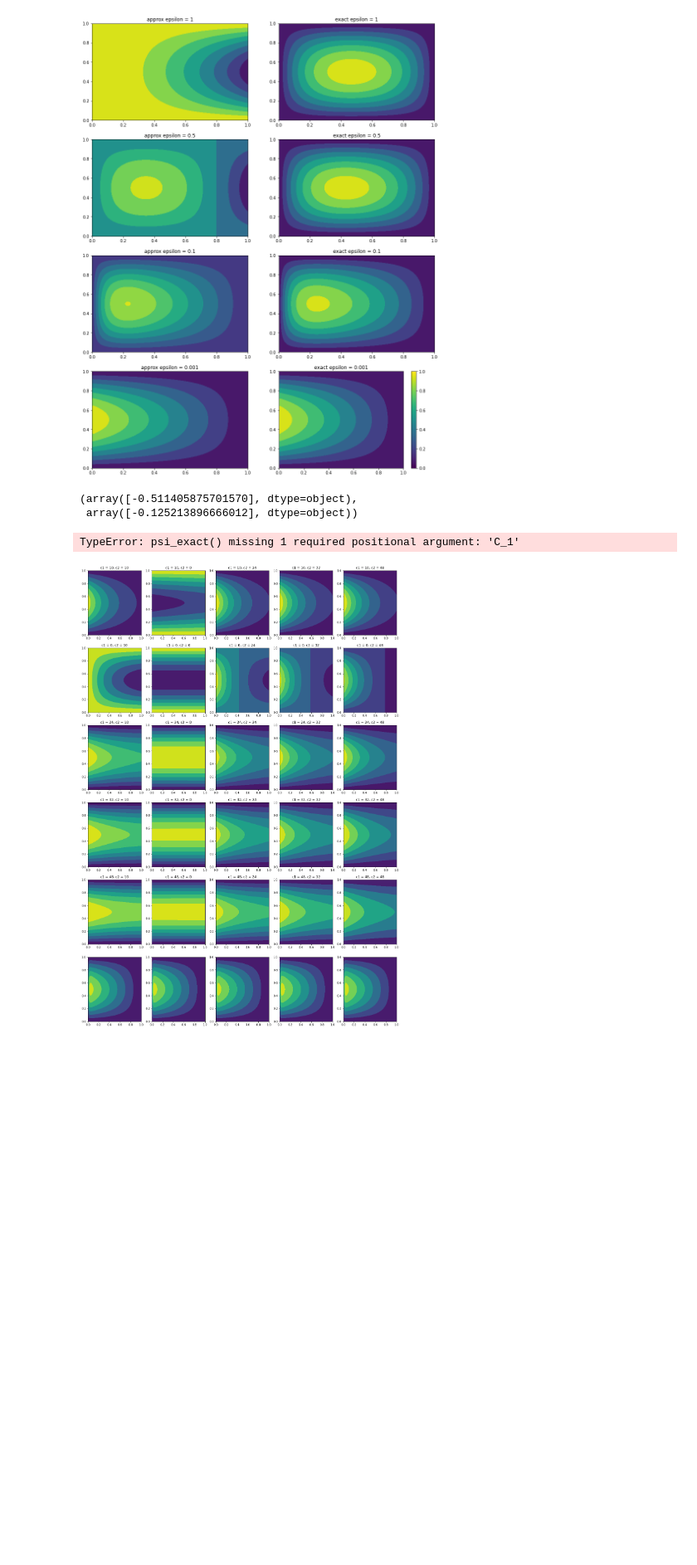
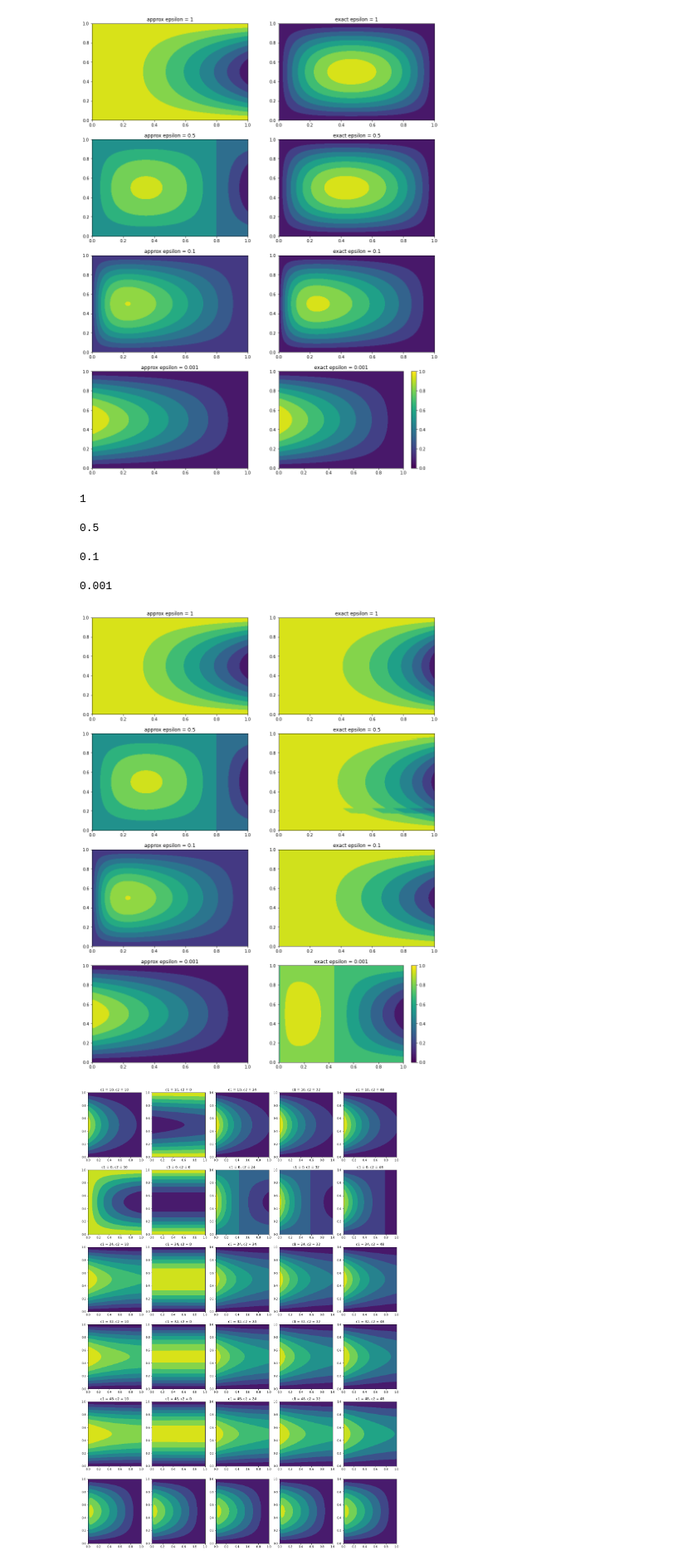
Before and after one commit to freya-gor/oceanic_circ, a Jupyter notebook: math project testing.ipynb, the cells around one changed output. Shown at 83% size. Cells and saved outputs as stored; diff of their text form; code cells hidden in the pictures; blank space fills up the shorter version.

```diff
--- a/math project testing.ipynb
+++ b/math project testing.ipynb
@@ -179,10 +179,11 @@ plt.show()
 [figure]
 # %%
 from sympy import symbols, integrate, sin, pi
+from tqdm import tqdm
 
-def C_n(g, epsilon, n):
-    y = symbols('y')
-    A_n = integrate(g(y) * sin(n * np.pi * y), (y, -1, 1))
+def term_n(x, y, g, epsilon, n):
+    y_p = symbols('y_p')
+    A_n = integrate(g(y_p) * sin(n * np.pi * y_p), (y_p, -1, 1))
 
     root1 = (-1 + np.sqrt(1 + 4 * (n**2) * (np.pi**2) * (epsilon**2)))/(2 * epsilon)
     root2 = (-1 - np.sqrt(1 + 4 * (n**2) * (np.pi**2) * (epsilon**2)))/(2 * epsilon)
@@ -193,46 +194,51 @@ def C_n(g, epsilon, n):
 
     C = np.linalg.inv(M) @ M_A
 
-    return C[0], C[1]
+    f_n = C[0] * np.exp(root1 * x) + C[1] * np.exp(root2 * x) - A_n/(n**2 * np.pi**2 * epsilon)
+
+    return f_n
 
 
-def g(y):
-    return -np.pi * sin(np.pi * y)
+def psi(x, y, epsilon, g, N):
+    Psi = np.empty_like(x)
 
+    for n in tqdm(range(1, N + 1)):
+        Psi = Psi + term_n(x, y, g, epsilon, n) * np.sin(np.pi * y)
 
-C_n(g, 0.5, 1)
+    return Psi
-# %% [output]
-(array([-0.511405875701570], dtype=object),
- array([-0.125213896666012], dtype=object))
 # %%
-epsilon = 0.01
-A = 1
-#C_1 = 4
-C_2 = 5
-
-def psi_approx(x, y):
-    return (1 - x - np.exp(-x/epsilon)) * A * np.sin(np.pi * y)
-
-def psi_exact(x, y, C_1):
-    return np.sin(np.pi * y) * (C_1 * np.exp((-1 + np.sqrt(1 + 4 * epsilon**2 * np.pi**2))*x) + C_2 * np.exp((-1 - np.sqrt(1 + 4 * epsilon**2 * np.pi**2))*x) - A/(np.pi**2*epsilon))
-
-N = 100
+N = 1000
 x = np.linspace(0,1,N)
 y = np.linspace(0,1,N)
 x, y = np.meshgrid(x,y)
 
-Psi_approx = psi_approx(x, y)
-Psi_exact = psi_exact(x, y)
+def g(y):
+    return -np.pi * sin(np.pi * y)
 
-print(Psi_exact.shape)
+fig, ax = plt.subplots(4, 2, figsize = (15, 20))
 
-fig, ax = plt.subplots(2, figsize = (10, 20))
-ax[0].contourf(x, y, Psi_approx)
-ax[1].contourf(x, y, Psi_exact)
+for i in range(4):
+    epsilon = epsilons[i]
+    print(epsilon)
 
+    P_approx = psi_approx(x, y, epsilon, A)
+    Psi = psi(x, y, epsilon, g, 1)
+
+    ax[i, 0].contourf(x, y, P_approx)
+    ax[i, 1].contourf(x, y, Psi)
+
+    ax[i, 0].set(title = f'approx epsilon = {epsilon}', xlim = (0, 1))
+    ax[i, 1].set(title = f'exact epsilon = {epsilon}', xlim = (0, 1))
+
+
+fig.colorbar(plt.cm.ScalarMappable())
 plt.show()
 # %% [output]
-TypeError: psi_exact() missing 1 required positional argument: 'C_1'
+1
+0.5
+0.1
+0.001
+[figure, added]
 # %%
 #attempting to vary c
 
```
